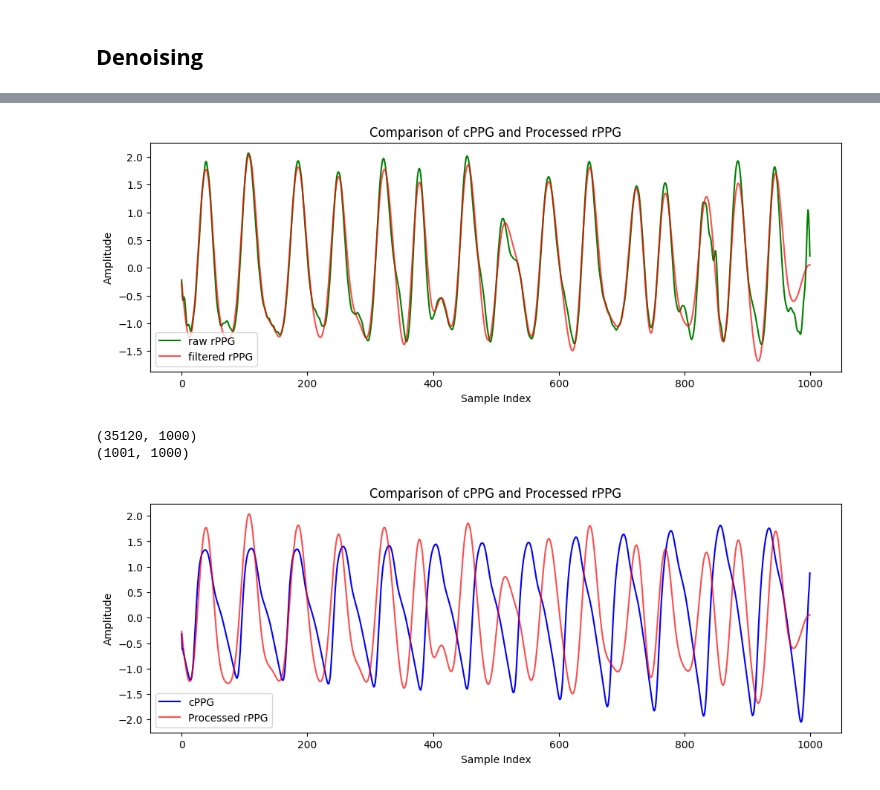
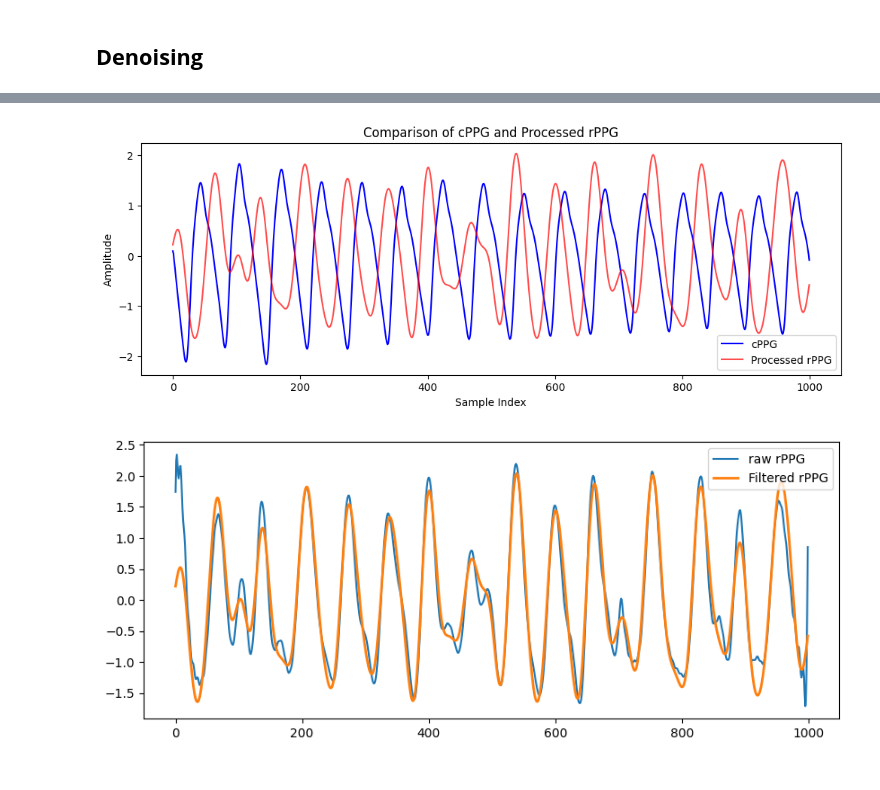
Before and after one commit to Zahraghasemzadeh/rPPG, a Jupyter notebook: filter_rPPG_aug_cPPg.ipynb, the cells around one changed output, grey strips where cells are left out. Saved outputs shown, nothing was run; the diff lists cells and outputs as text; code cells hidden in the pictures.

```diff
--- a/filter_rPPG_aug_cPPg.ipynb
+++ b/filter_rPPG_aug_cPPg.ipynb
@@ -269,0 +266,3 @@ def preprocess_rppg_segment(seg ):
+# %%
+cppg_sample = train_segments[0]
+cppg_norm = znorm(cppg_sample)
@@ -289,12 +294,22 @@ print(segments_filtered.shape)
+# %%
+raw_norm = np.load("raw_rppg.npy" )
+third_chunk = np.load("final_rppg.npy" )
 # %%
-# --- Plot comparison ---
 plt.figure(figsize=(12,4))
-plt.plot(signal_raw[:1000], label="raw rPPG", color='green')
-plt.plot(segments_filtered[0], label="filtered rPPG", color='red', alpha=0.7)
+plt.plot(cppg_norm, label="cPPG", color='blue')
+plt.plot(third_chunk, label="Processed rPPG", color='red', alpha=0.7)
 plt.title("Comparison of cPPG and Processed rPPG")
 plt.xlabel("Sample Index")
 plt.ylabel("Amplitude")
 plt.legend()
 plt.show()
+
+# plot to see effect
+plt.figure(figsize=(10,4))
+plt.plot(raw_norm, label="raw rPPG")
+plt.plot(third_chunk, label="Filtered rPPG", linewidth=2)
+plt.legend()
+plt.show()
 # %% [output]
-[figure, old version]
+[figure, new version]
+[figure, added]
@@ -303,18 +315,0 @@ cppg_norm = znorm(train_segments)
-# %%
-print(cppg_norm.shape)
-print(segments_filtered.shape)
-# %% [output]
-(35120, 1000)
-(1001, 1000)
-# %%
-# --- Plot comparison ---
-plt.figure(figsize=(12,4))
-plt.plot(cppg_norm[idx_healthy], label="cPPG", color='blue')
-plt.plot(segments_filtered[0], label="Processed rPPG", color='red', alpha=0.7)
-plt.title("Comparison of cPPG and Processed rPPG")
-plt.xlabel("Sample Index")
-plt.ylabel("Amplitude")
-plt.legend()
-plt.show()
-# %% [output]
-[figure, removed]
```
Also changed, not shown: parts of 19 cells of this notebook.
